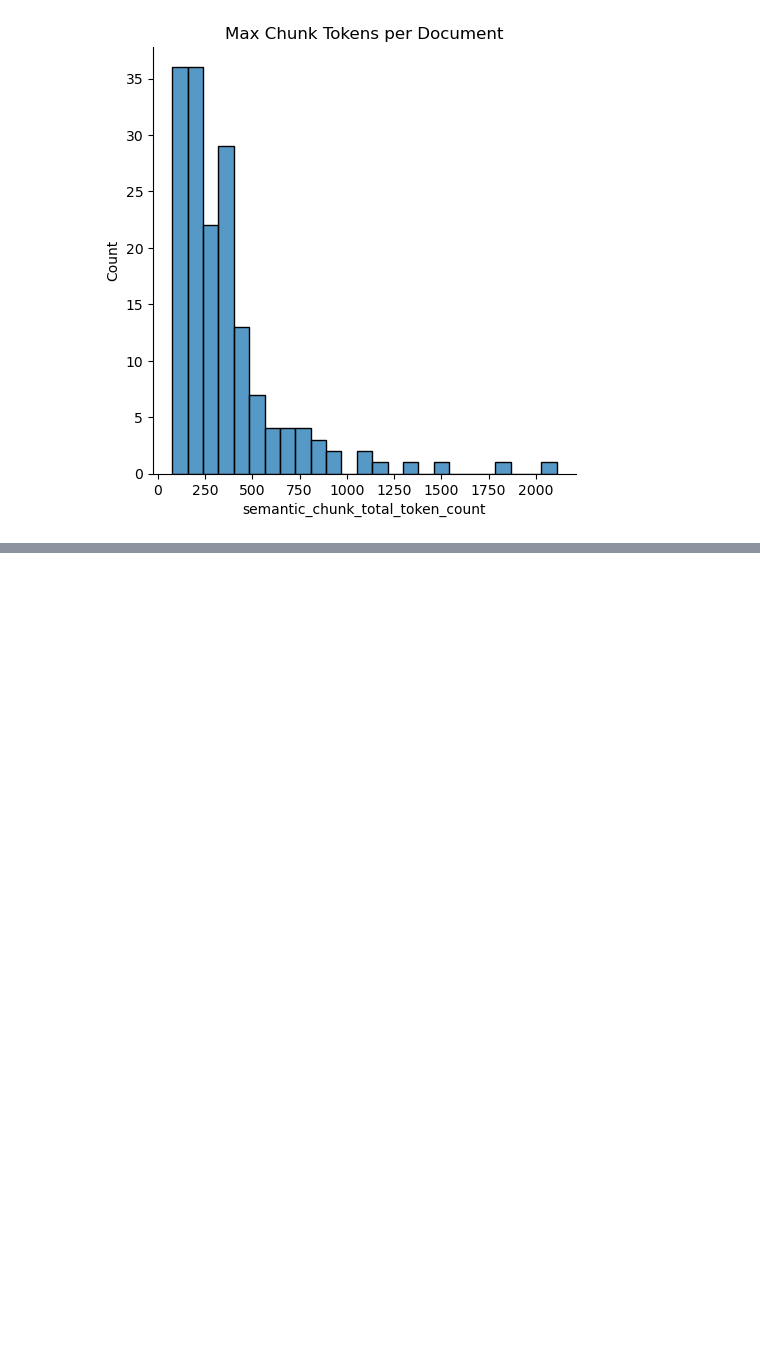
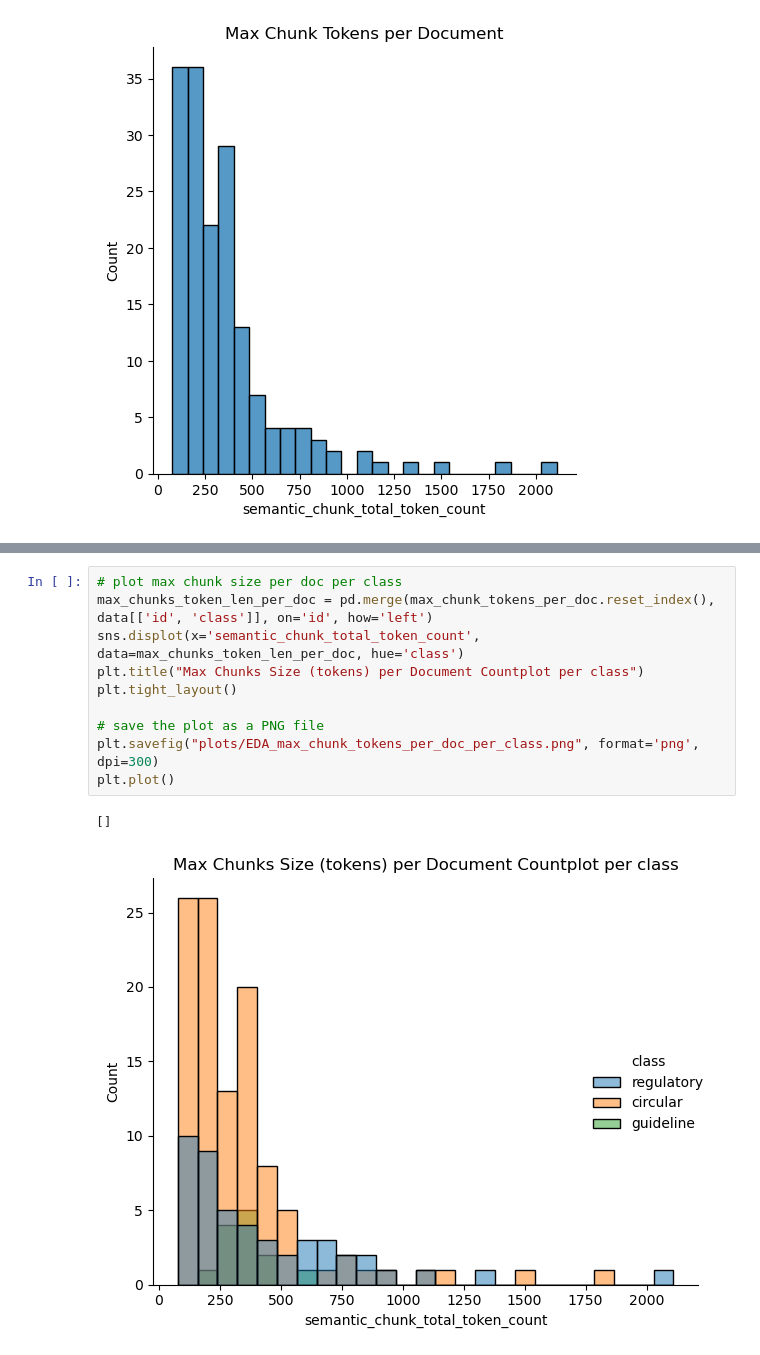
Before and after one commit to OmdenaAI/SriLankaChapter_RegulatoryDecisionMaking, a Jupyter notebook: task-3-eda/experimental_notebooks/Tokenization Statistical Analysis.ipynb, the cells around one changed output, grey strips where cells are left out. Drawn from its saved outputs; the diff is of its cells as text; blank space fills up the shorter version.

```diff
--- a/task-3-eda/experimental_notebooks/Tokenization Statistical Analysis.ipynb
+++ b/task-3-eda/experimental_notebooks/Tokenization Statistical Analysis.ipynb
@@ -449,0 +512,13 @@ Name: semantic_chunk_total_token_count, dtype: float64
+# %%
+# plot max chunk size per doc per class
+max_chunks_token_len_per_doc = pd.merge(max_chunk_tokens_per_doc.reset_index(), data[['id', 'class']], on='id', how='left')
+sns.displot(x='semantic_chunk_total_token_count', data=max_chunks_token_len_per_doc, hue='class')
+plt.title("Max Chunks Size (tokens) per Document Countplot per class")
+plt.tight_layout()
+
+# save the plot as a PNG file
+plt.savefig("plots/EDA_max_chunk_tokens_per_doc_per_class.png", format='png', dpi=300)
+plt.plot()
+# %% [output]
+[]
+[figure, added]
```
Also changed, not shown: parts of 7 cells of this notebook.
